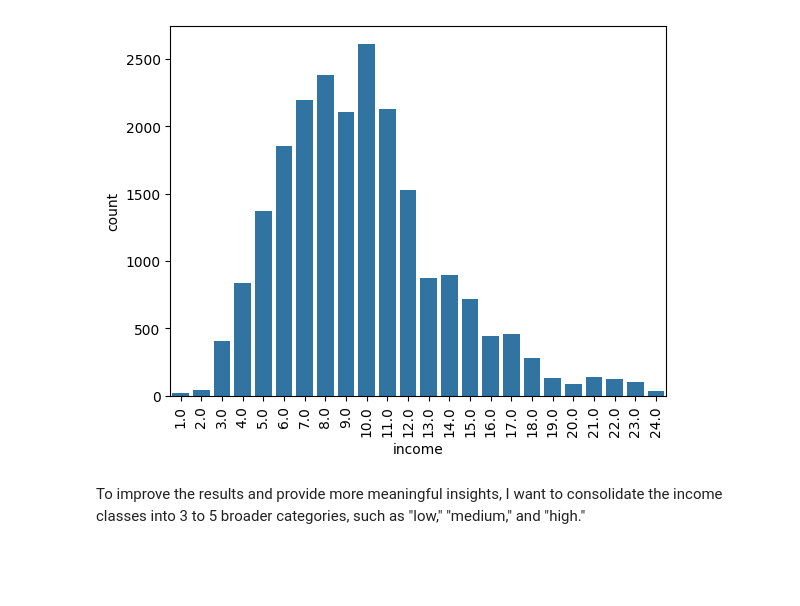
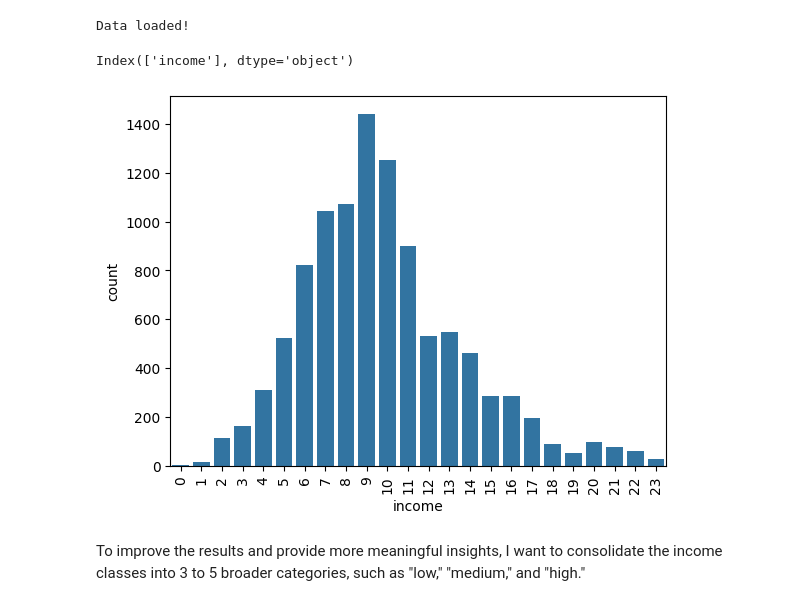
Before and after one commit to metropolisjenensis/Probabilistic-Machine-Learning_lecture-PROJECTS, a Jupyter notebook: projects/13-3NTXXXX_microcensus_income/notebooks/create_income_classes.ipynb, the cells around one changed output. Saved outputs shown, nothing was run; the diff lists cells and outputs as text; code cells hidden in the pictures; blank space fills up the shorter version.

```diff
--- a/projects/13-3NTXXXX_microcensus_income/notebooks/create_income_classes.ipynb
+++ b/projects/13-3NTXXXX_microcensus_income/notebooks/create_income_classes.ipynb
@@ -10,14 +7,19 @@ df = df[~mask].copy()
 # %%
-mask= df["income"].isin([50,90,99])
-filtered_df = df[~mask].copy()
+df = data_load("data/y_train.csv")
+# %% [output]
+Data loaded!
+# %%
+print(df.columns)
+# %% [output]
+Index(['income'], dtype='object')
 # %%
 sns.countplot(
-    data = filtered_df,
+    data = df,
     x="income"
 )
 plt.tick_params(axis="x", rotation=90 )
 # %% [output]
-[figure, old version]
+[figure, new version]
 # %% [markdown]
 To improve the results and provide more meaningful insights, I want to consolidate the income classes into 3 to 5 broader categories, such as "low," "medium," and "high."
 # %% [markdown]
```
Also changed, not shown: parts of 10 cells of this notebook, 6 other files.
